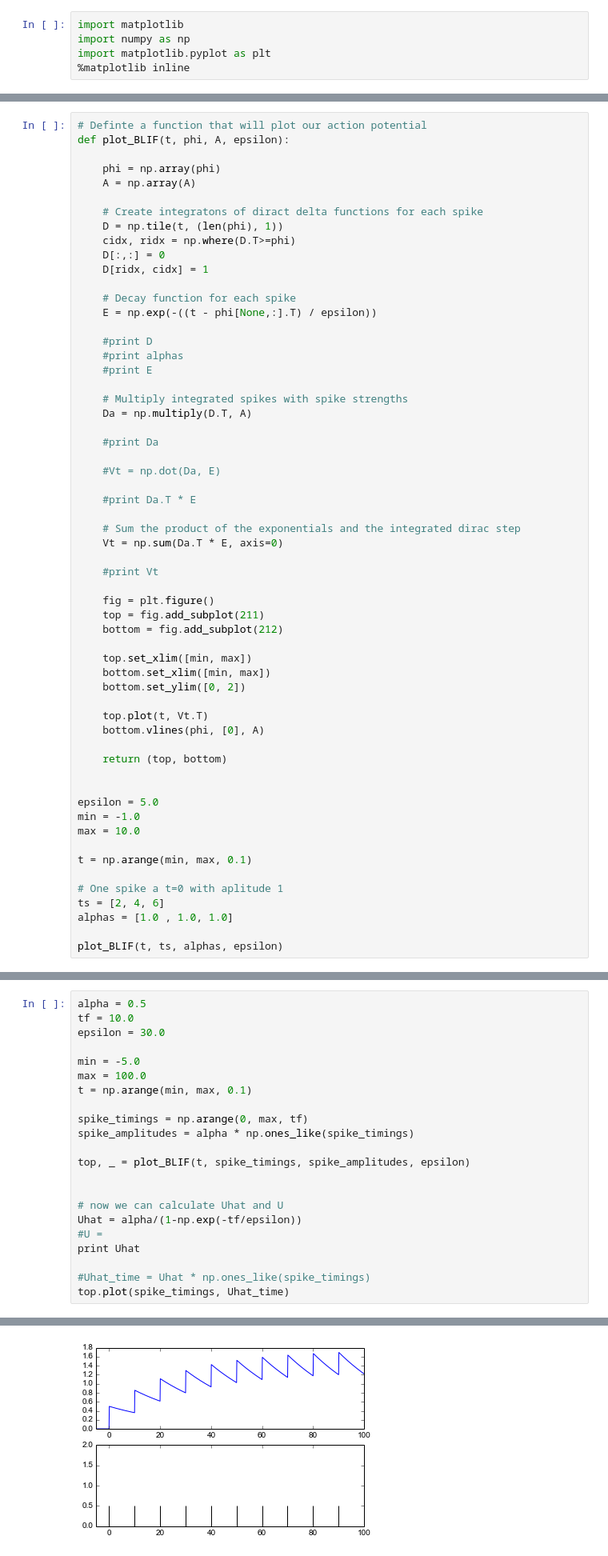
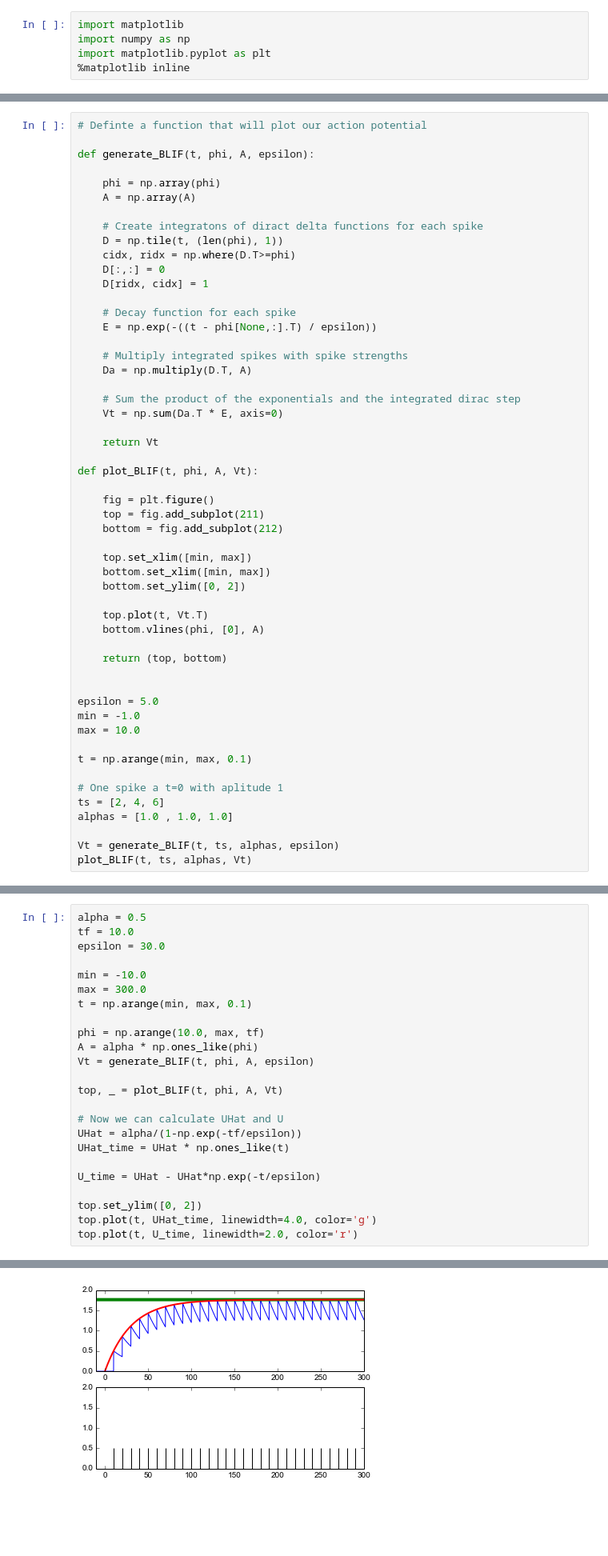
Before and after one commit to Bam4d/BLIF, a Jupyter notebook: Mathematics of BLIF Spiking NN models.ipynb, the cells around one changed output, grey strips where cells are left out. Shown: that part at 80% size. Saved outputs shown, nothing was run; the diff lists cells and outputs as text; blank space fills up the shorter version.

Commit message:
adding some more models for dealing with spikes for joining neurons together

```diff
--- a/Mathematics of BLIF Spiking NN models.ipynb
+++ b/Mathematics of BLIF Spiking NN models.ipynb
@@ -41,7 +41,8 @@ For example: Given a spike $\alpha = 1$ a time $t = 0$ and there are no other sp
 $V(t) = \alpha.e^{-(t - 0) \over \epsilon}$
 # %%
 # Definte a function that will plot our action potential
-def plot_BLIF(t, phi, A, epsilon):
+
+def generate_BLIF(t, phi, A, epsilon):
 
     phi = np.array(phi)
     A = np.array(A)
@@ -55,23 +56,15 @@ def plot_BLIF(t, phi, A, epsilon):
     # Decay function for each spike
     E = np.exp(-((t - phi[None,:].T) / epsilon))
 
-    #print D
-    #print alphas
-    #print E
-
     # Multiply integrated spikes with spike strengths
     Da = np.multiply(D.T, A)
-
-    #print Da
-
-    #Vt = np.dot(Da, E)
-
-    #print Da.T * E
 
     # Sum the product of the exponentials and the integrated dirac step
     Vt = np.sum(Da.T * E, axis=0)
 
-    #print Vt
+    return Vt
+
+def plot_BLIF(t, phi, A, Vt):
 
     fig = plt.figure()
     top = fig.add_subplot(211)
@@ -97,7 +90,8 @@ t = np.arange(min, max, 0.1)
 ts = [2, 4, 6]
 alphas = [1.0 , 1.0, 1.0]
 
-plot_BLIF(t, ts, alphas, epsilon)
+Vt = generate_BLIF(t, ts, alphas, epsilon)
+plot_BLIF(t, ts, alphas, Vt)
 # %% [output]
 (<matplotlib.axes.AxesSubplot at 0x...>,
  <matplotlib.axes.AxesSubplot at 0x...>)
@@ -160,21 +168,23 @@ alpha = 0.5
 tf = 10.0
 epsilon = 30.0
 
-min = -5.0
-max = 100.0
+min = -10.0
+max = 300.0
 t = np.arange(min, max, 0.1)
 
-spike_timings = np.arange(0, max, tf)
-spike_amplitudes = alpha * np.ones_like(spike_timings)
+phi = np.arange(10.0, max, tf)
+A = alpha * np.ones_like(phi)
+Vt = generate_BLIF(t, phi, A, epsilon)
 
-top, _ = plot_BLIF(t, spike_timings, spike_amplitudes, epsilon)
+top, _ = plot_BLIF(t, phi, A, Vt)
 
+# Now we can calculate UHat and U
+UHat = alpha/(1-np.exp(-tf/epsilon))
+UHat_time = UHat * np.ones_like(t)
 
-# now we can calculate Uhat and U
-Uhat = alpha/(1-np.exp(-tf/epsilon))
-#U =
-print Uhat
+U_time = UHat - UHat*np.exp(-t/epsilon)
 
-#Uhat_time = Uhat * np.ones_like(spike_timings)
-top.plot(spike_timings, Uhat_time)
+top.set_ylim([0, 2])
+top.plot(t, UHat_time, linewidth=4.0, color='g')
+top.plot(t, U_time, linewidth=2.0, color='r')
 # %% [output]
@@ -183 +192 @@ ValueError: x and y must have same first dimension
-[figure, old version]
+[figure, new version]
```
Also changed, not shown: parts of 10 cells of this notebook.
